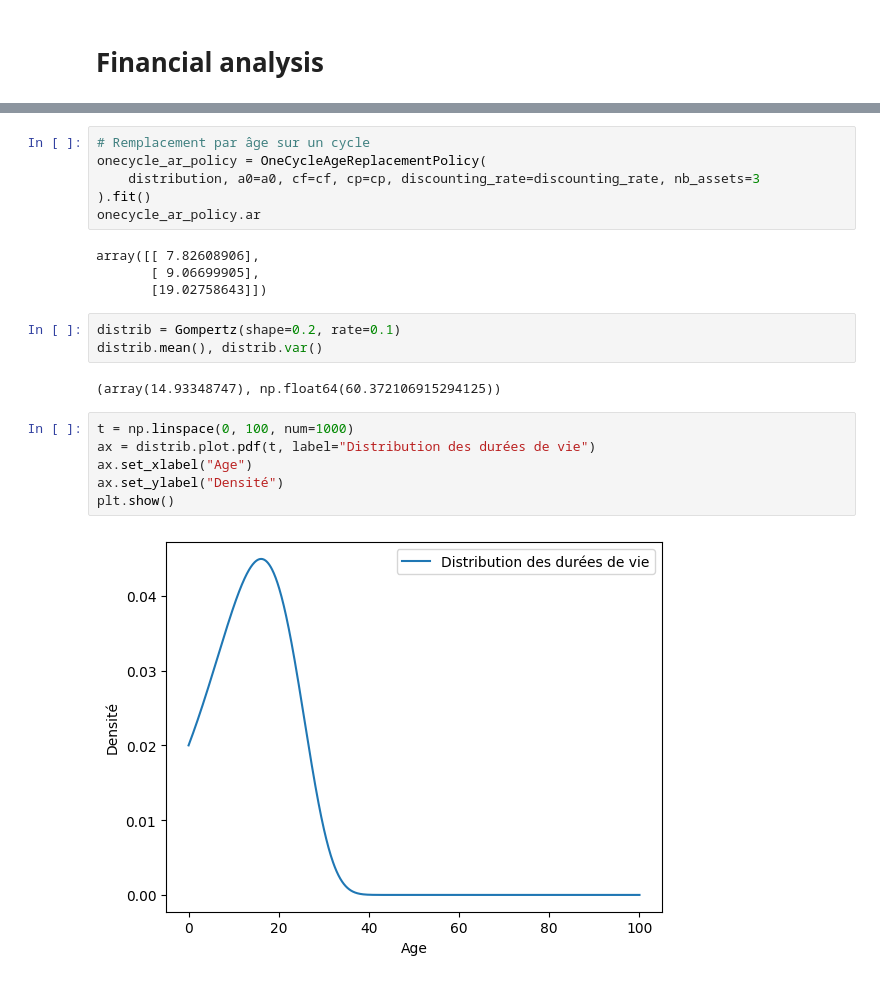
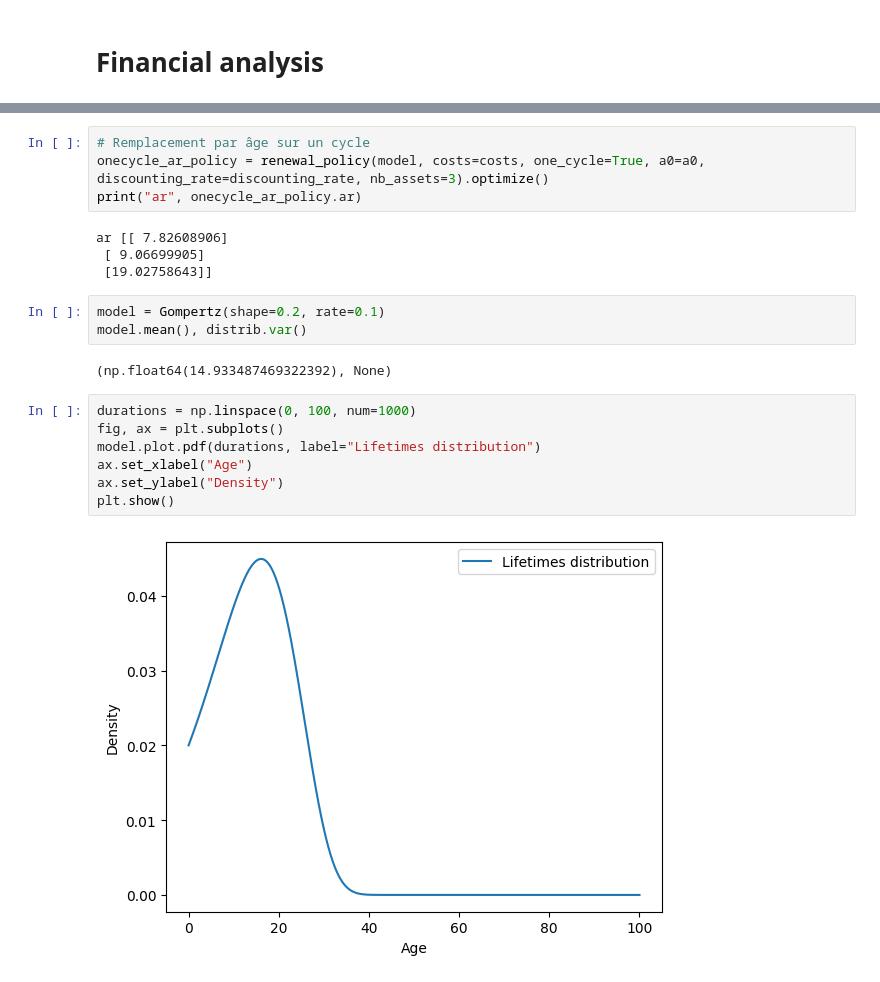
Before and after one commit to rte-france/relife, a Jupyter notebook: doc/source/user_guide/demo_financial_analysis.ipynb, the cells around one changed output, grey strips where cells are left out. Cells and saved outputs as stored; diff of their text form.

```diff
--- a/doc/source/user_guide/demo_financial_analysis.ipynb
+++ b/doc/source/user_guide/demo_financial_analysis.ipynb
@@ -28,24 +28,23 @@ ar_policy.ar1, ar_policy.ar
 # %%
 # Remplacement par âge sur un cycle
-onecycle_ar_policy = OneCycleAgeReplacementPolicy(
-    distribution, a0=a0, cf=cf, cp=cp, discounting_rate=discounting_rate, nb_assets=3
-).fit()
-onecycle_ar_policy.ar
+onecycle_ar_policy = renewal_policy(model, costs=costs, one_cycle=True, a0=a0, discounting_rate=discounting_rate, nb_assets=3).optimize()
+print("ar", onecycle_ar_policy.ar)
 # %% [output]
-array([[ 7.82608906],
-       [ 9.06699905],
-       [19.02758643]])
+ar [[ 7.82608906]
+ [ 9.06699905]
+ [19.02758643]]
 # %%
-distrib = Gompertz(shape=0.2, rate=0.1)
-distrib.mean(), distrib.var()
+model = Gompertz(shape=0.2, rate=0.1)
+model.mean(), distrib.var()
 # %% [output]
-(array(14.93348747), np.float64(60.372106915294125))
+(np.float64(14.933487469322392), None)
 # %%
-t = np.linspace(0, 100, num=1000)
-ax = distrib.plot.pdf(t, label="Distribution des durées de vie")
+durations = np.linspace(0, 100, num=1000)
+fig, ax = plt.subplots()
+model.plot.pdf(durations, label="Lifetimes distribution")
 ax.set_xlabel("Age")
-ax.set_ylabel("Densité")
+ax.set_ylabel("Density")
 plt.show()
 # %% [output]
-[figure, old version]
+[figure, new version]
 # %%
```
Also changed, not shown: parts of 10 cells of this notebook, 47 other files.
